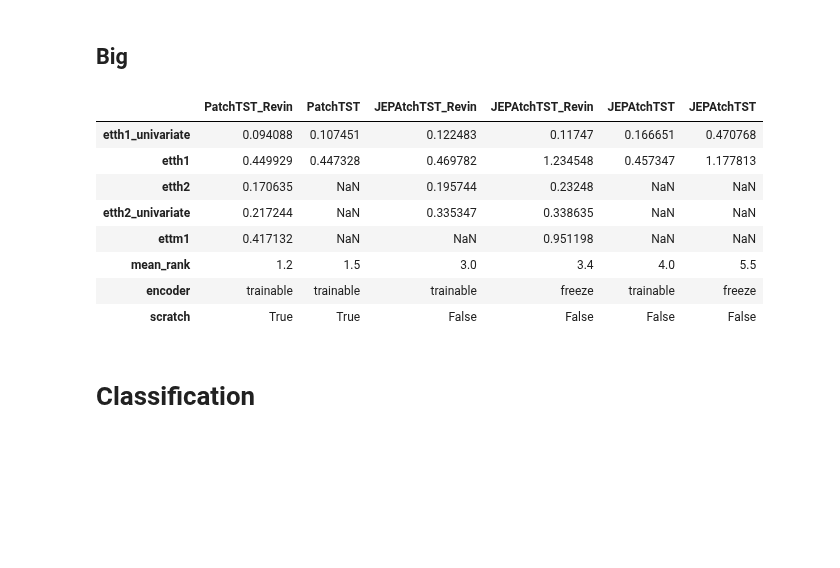
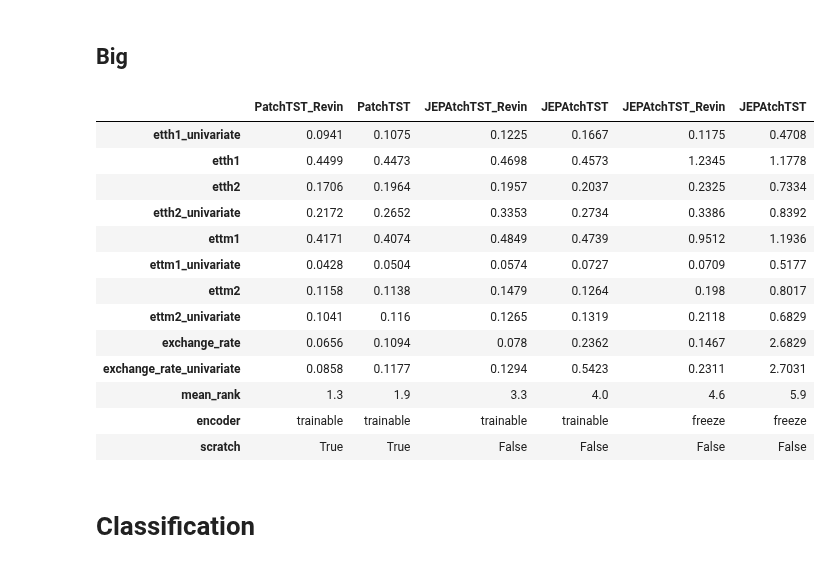
Before and after one commit to vilhess/JEPAtchTST, a Jupyter notebook: results.ipynb, the cells around one changed output. Saved outputs shown, nothing was run; the diff lists cells and outputs as text; code cells hidden in the pictures; blank space fills up the shorter version.

```diff
--- a/results.ipynb
+++ b/results.ipynb
@@ -43,6 +42,7 @@ df
 ## Small
 # %%
 df = pd.read_json('forecasting/results/mse_small.json')
+df = df.round(4)
 
 ranks = df.rank(axis=0, method='min', ascending=True)
 mean_ranks = ranks.mean(axis=1)
@@ -99,6 +99,8 @@ df.T
 ## Base
 # %%
 df = pd.read_json('forecasting/results/mse_base.json')
+df = df.round(4)
+
 ranks = df.rank(axis=0, method='min', ascending=True)
 mean_ranks = ranks.mean(axis=1)
 df['mean_rank'] = mean_ranks
@@ -131,6 +133,4 @@ for i in range(len(df)):
         if index_name_split[1]=="revin":
             df.index.values[i] += "_Revin"
 df.T
-
-df.T
 # %% [output]
@@ -155,6 +156,7 @@ df.T
 ## Big
 # %%
 df = pd.read_json('forecasting/results/mse_big.json')
+df = df.round(4)
 
 ranks = df.rank(axis=0, method='min', ascending=True)
 mean_ranks = ranks.mean(axis=1)
@@ -162,42 +164,46 @@ df['mean_rank'] = mean_ranks
 df.sort_values('mean_rank', inplace=True)
 
 df["encoder"]=" "
 df["scratch"]=" "
 
 for i in range(len(df)):
     index_name = df.index[i]
     index_name_split = index_name.split("_")
 
     if index_name_split[-1]=="revin":
         index_name_split = [index_name_split[0], index_name_split[-1], index_name_split[1], index_name_split[2]]
 
     if index_name_split[-1]=="True":
         df.at[index_name, "scratch"] = "True"
         df.at[index_name, "encoder"] = "trainable"
         df.index.values[i] = "PatchTST"
         if index_name_split[1]=="revin":
             df.index.values[i] += "_Revin"
     else:
         if index_name_split[-2]=="True":
             df.at[index_name, "scratch"] = "False"
             df.at[index_name, "encoder"] = "freeze"
         else:
             df.at[index_name, "scratch"] = "False"
             df.at[index_name, "encoder"] = "trainable"
         df.index.values[i] = "JEPAtchTST"
         if index_name_split[1]=="revin":
             df.index.values[i] += "_Revin"
 df.T
-df.T
 # %% [output]
-|  | PatchTST_Revin | PatchTST | JEPAtchTST_Revin | JEPAtchTST_Revin | JEPAtchTST | JEPAtchTST |
-| etth1_univariate | 0.094088 | 0.107451 | 0.122483 | 0.11747 | 0.166651 | 0.470768 |
-| etth1 | 0.449929 | 0.447328 | 0.469782 | 1.234548 | 0.457347 | 1.177813 |
-| etth2 | 0.170635 | NaN | 0.195744 | 0.23248 | NaN | NaN |
-| etth2_univariate | 0.217244 | NaN | 0.335347 | 0.338635 | NaN | NaN |
-| ettm1 | 0.417132 | NaN | NaN | 0.951198 | NaN | NaN |
-| mean_rank | 1.2 | 1.5 | 3.0 | 3.4 | 4.0 | 5.5 |
-| encoder | trainable | trainable | trainable | freeze | trainable | freeze |
+|  | PatchTST_Revin | PatchTST | JEPAtchTST_Revin | JEPAtchTST | JEPAtchTST_Revin | JEPAtchTST |
+| etth1_univariate | 0.0941 | 0.1075 | 0.1225 | 0.1667 | 0.1175 | 0.4708 |
+| etth1 | 0.4499 | 0.4473 | 0.4698 | 0.4573 | 1.2345 | 1.1778 |
+| etth2 | 0.1706 | 0.1964 | 0.1957 | 0.2037 | 0.2325 | 0.7334 |
+| etth2_univariate | 0.2172 | 0.2652 | 0.3353 | 0.2734 | 0.3386 | 0.8392 |
+| ettm1 | 0.4171 | 0.4074 | 0.4849 | 0.4739 | 0.9512 | 1.1936 |
+| ettm1_univariate | 0.0428 | 0.0504 | 0.0574 | 0.0727 | 0.0709 | 0.5177 |
+| ettm2 | 0.1158 | 0.1138 | 0.1479 | 0.1264 | 0.198 | 0.8017 |
+| ettm2_univariate | 0.1041 | 0.116 | 0.1265 | 0.1319 | 0.2118 | 0.6829 |
+| exchange_rate | 0.0656 | 0.1094 | 0.078 | 0.2362 | 0.1467 | 2.6829 |
+| exchange_rate_univariate | 0.0858 | 0.1177 | 0.1294 | 0.5423 | 0.2311 | 2.7031 |
+| mean_rank | 1.3 | 1.9 | 3.3 | 4.0 | 4.6 | 5.9 |
+| encoder | trainable | trainable | trainable | trainable | freeze | freeze |
 | scratch | True | True | False | False | False | False |
 # %% [markdown]
 # Classification
```
Also changed, not shown: parts of 3 cells of this notebook, 5 other files.
